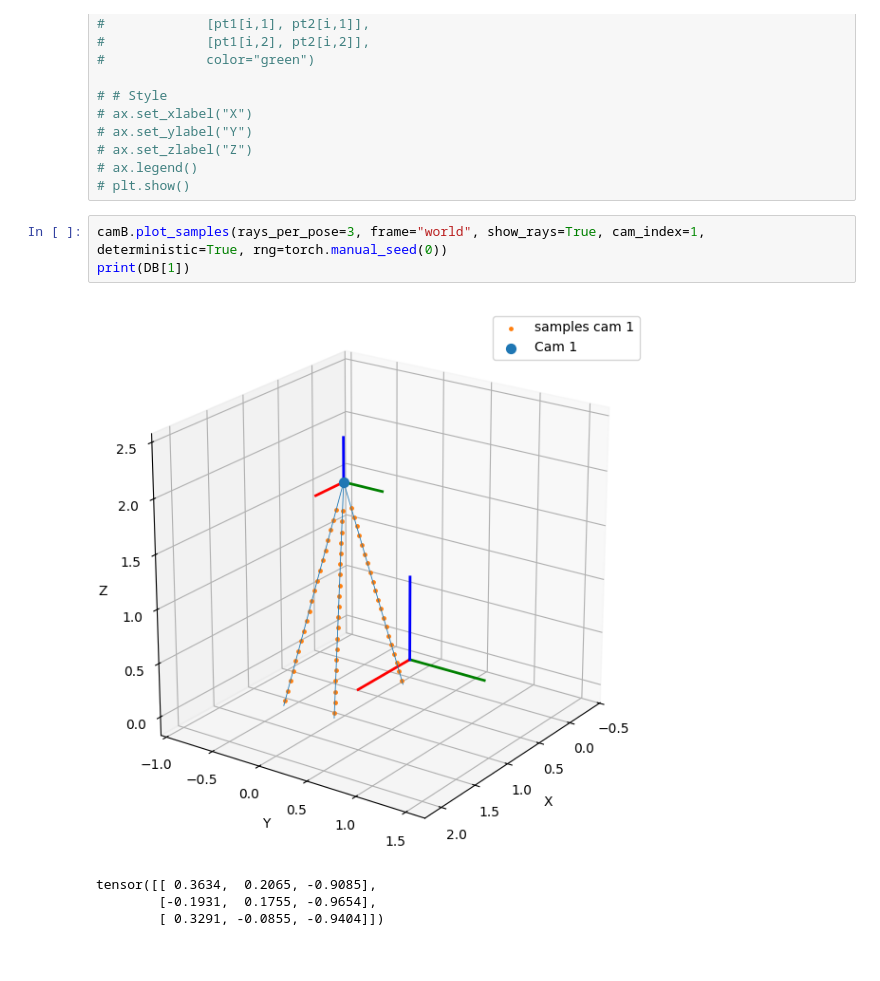
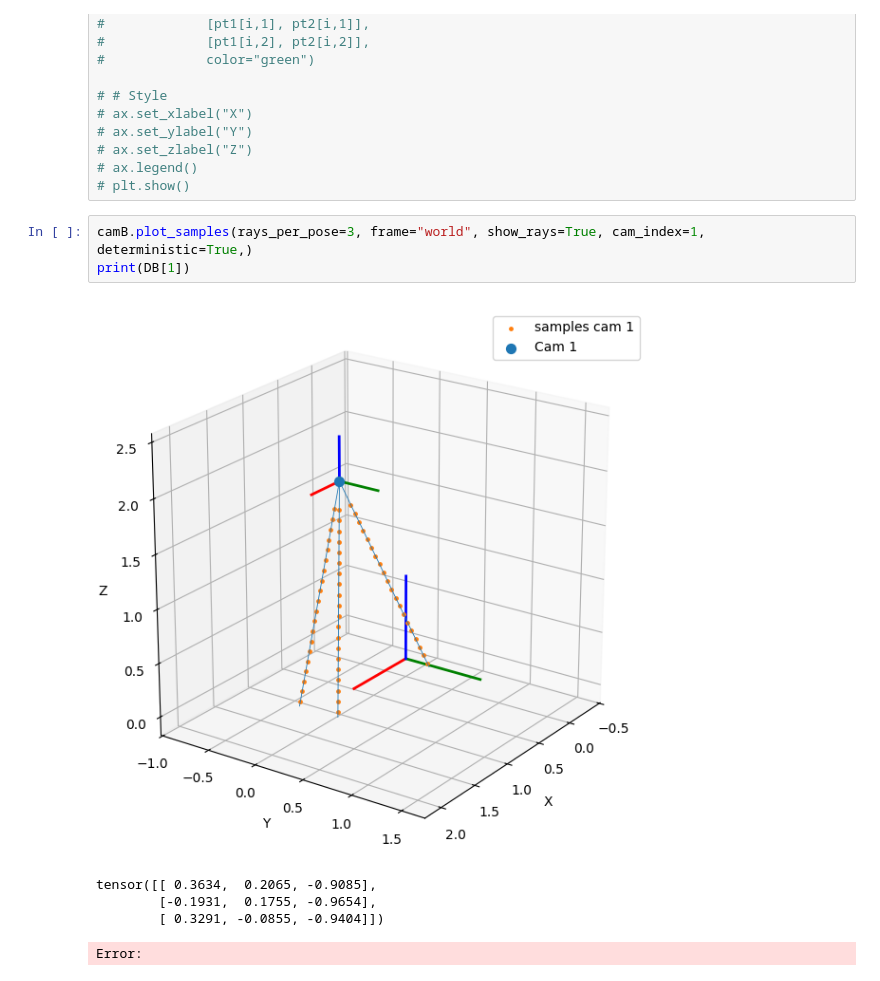
Before and after one commit to WikiGenius/nerf-lab, a Jupyter notebook: examples/demo_camera2.ipynb, the cells around one changed output. Drawn from its saved outputs; the diff is of its cells as text.

```diff
--- a/examples/demo_camera2.ipynb
+++ b/examples/demo_camera2.ipynb
@@ -223,10 +223,11 @@ tensor([[-0.2404,  0.1311, -0.9618],
 # ax.legend()
 # plt.show()
 # %%
-camB.plot_samples(rays_per_pose=3, frame="world", show_rays=True, cam_index=1, deterministic=True, rng=torch.manual_seed(0))
+camB.plot_samples(rays_per_pose=3, frame="world", show_rays=True, cam_index=1, deterministic=True,)
 print(DB[1])
 # %% [output]
-[figure, old version]
+[figure, new version]
 tensor([[ 0.3634,  0.2065, -0.9085],
         [-0.1931,  0.1755, -0.9654],
         [ 0.3291, -0.0855, -0.9404]])
+Error:
```
Also changed, not shown: parts of 3 cells of this notebook, 12 other files.
